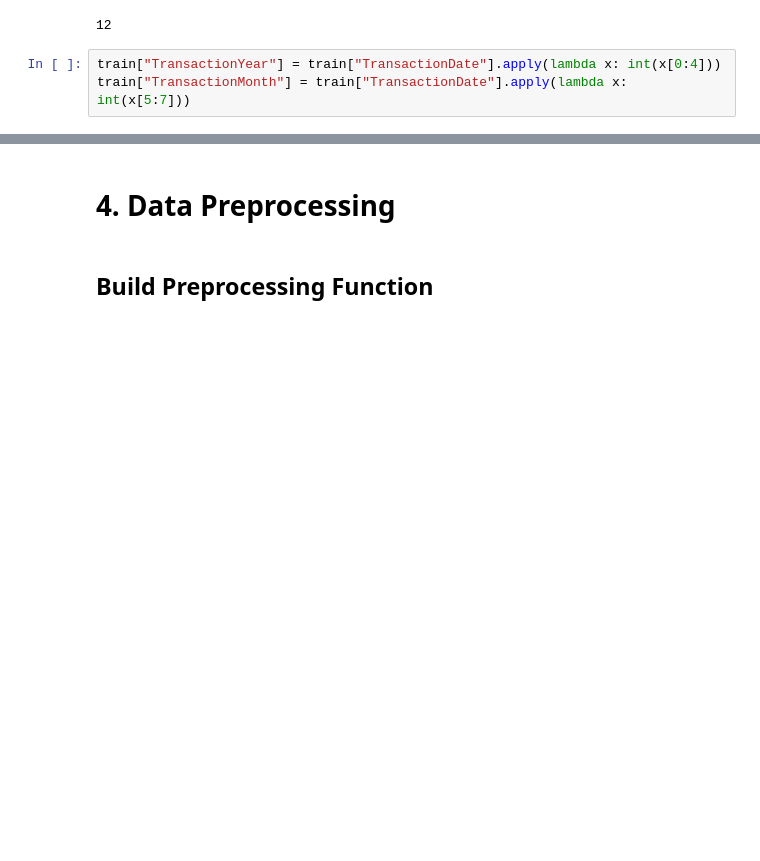
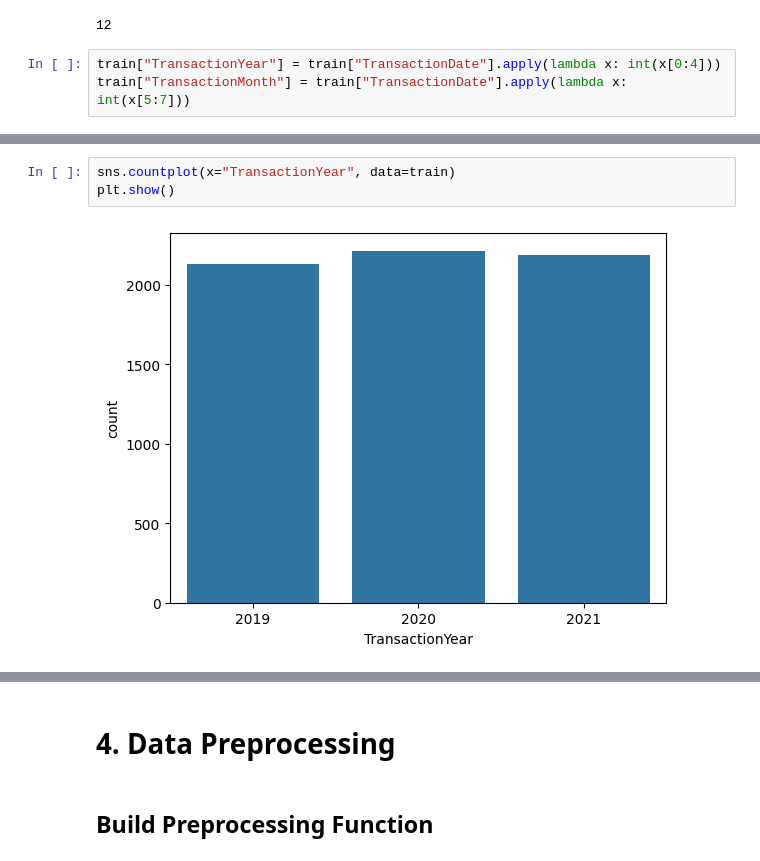
Before and after one commit to hypergalois/HousePricePredictionAPI, a Jupyter notebook: Regression.ipynb, the cells around one changed output, grey strips where cells are left out. Drawn from its saved outputs; the diff is of its cells as text; blank space fills up the shorter version.

```diff
--- a/Regression.ipynb
+++ b/Regression.ipynb
@@ -313,0 +324,5 @@ train["TransactionMonth"] = train["TransactionDate"].apply(lambda x: int(x[5:7])
+# %%
+sns.countplot(x="TransactionYear", data=train)
+plt.show()
+# %% [output]
+[figure, added]
```
Also changed, not shown: parts of 3 cells of this notebook.
